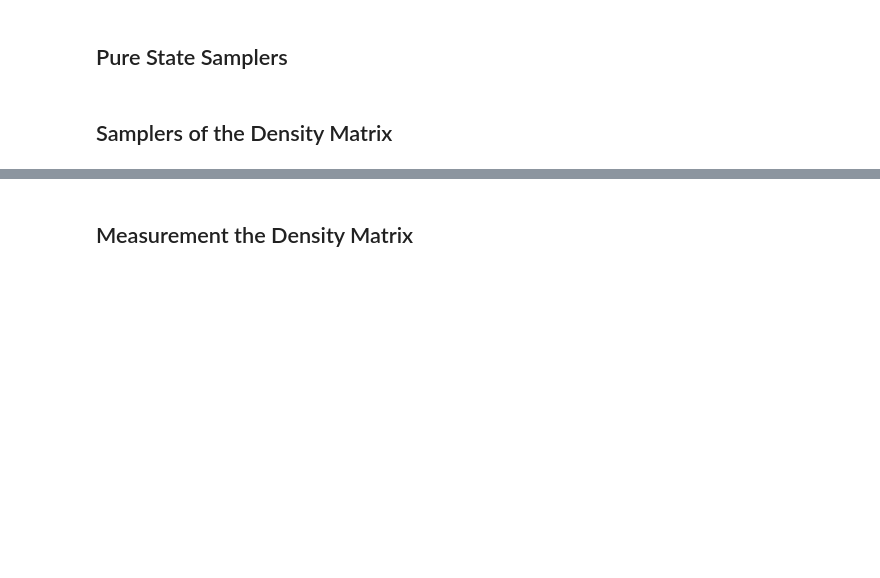
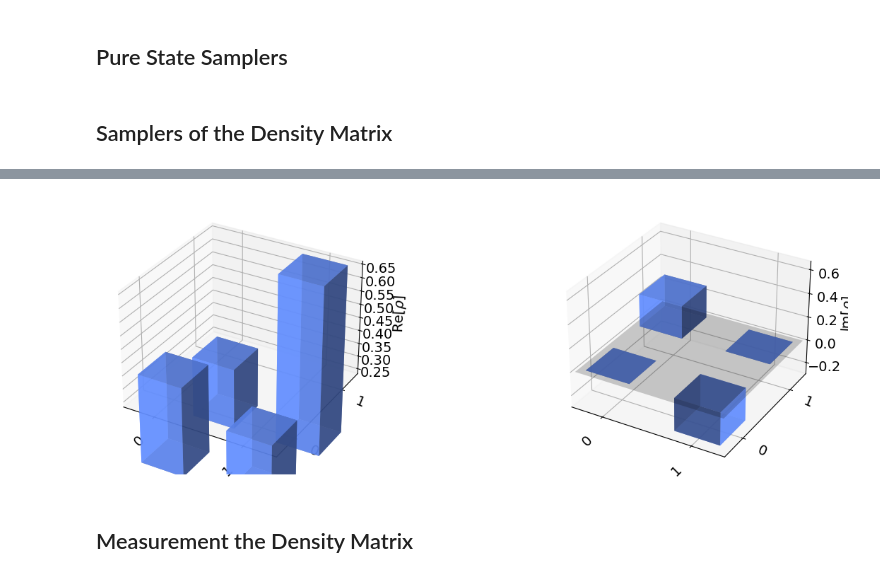
Before and after one commit to jucgonzalezes/BayesianQT, a Jupyter notebook: scripts/GinibreEnsemble.ipynb, the cells around one changed output, grey strips where cells are left out. Cells and saved outputs as stored; diff of their text form; code cells hidden in the pictures; blank space fills up the shorter version.

```diff
--- a/scripts/GinibreEnsemble.ipynb
+++ b/scripts/GinibreEnsemble.ipynb
@@ -57,3 +70,7 @@ array([[0.77486125+1.18438350e-21j, 0.33169048-2.32486446e-01j],
+# %%
+plot_state_city(B1, alpha=0.75)
+# %% [output]
+[figure, added]
 # %% [markdown]
 ## Measurement the Density Matrix
 # %%
```
Also changed, not shown: parts of 12 cells of this notebook.
